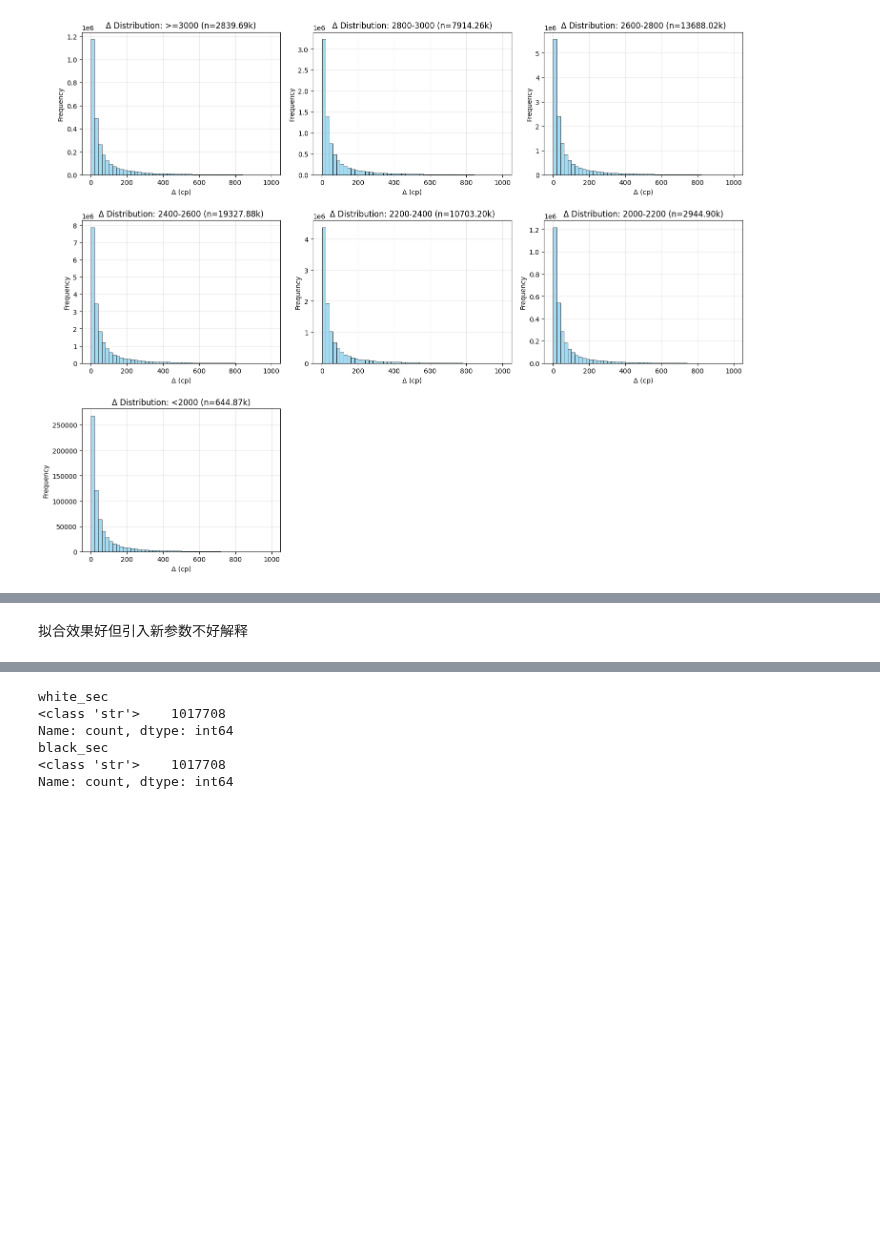
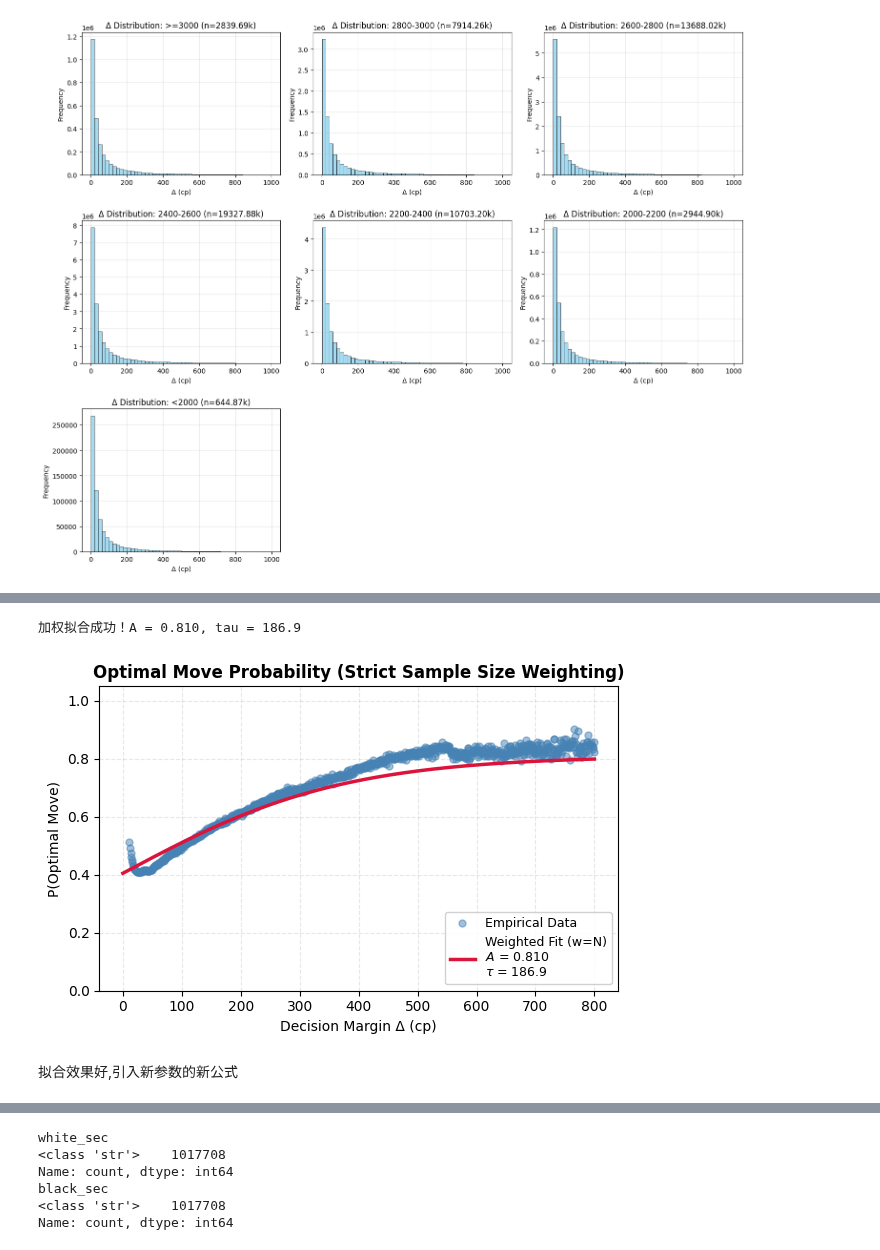
Before and after one commit to zZimablueee/Chess, a Jupyter notebook: complexity/delta_0/delta1.ipynb, the cells around one changed output, grey strips where cells are left out. Drawn from its saved outputs; the diff is of its cells as text; code cells hidden in the pictures; blank space fills up the shorter version.

```diff
--- a/complexity/delta_0/delta1.ipynb
+++ b/complexity/delta_0/delta1.ipynb
@@ -1020,2 +1020,77 @@ for g in group_order:
+# %%
+def empirical_curve(df, group_name, delta_min = 10, delta_max = 800, min_count = 100):
+    group_df = df[(df['ELO_Group'] == group_name) & (df['Is_Forced'] == 0)]
+    group_df = group_df[(group_df['Δ'] > delta_min) & (group_df['Δ'] <= delta_max)]
+    if group_df.empty: return None
+
+    # 第一步：计算每个 Δ 的总步数，并过滤掉少于 min_count 的
+    counts = group_df.groupby('Δ')['Is_Optimal'].count()
+    valid_deltas = counts[counts >= min_count].index
+    group_df = group_df[group_df['Δ'].isin(valid_deltas)]
+
+    if group_df.empty: return None
+
+    # 【核心修改点】：使用 agg 同时计算 P_Optimal 和 Count
+    prob_df = group_df.groupby('Δ')['Is_Optimal'].agg(
+        P_Optimal='mean',
+        Count='count'
+    ).reset_index().sort_values('Δ').reset_index(drop=True)
+
+    return prob_df
+prob_df = empirical_curve(df_moves, '2400-2600', delta_min = 10, delta_max = 800, min_count = 100)
+
+# 1. 定义你的原版公式
+def theoretical_logistic(x, A, tau):
+    # 防止溢出
+    x_safe = np.clip(-x / tau, -500, 500)
+    return A / (1 + np.exp(x_safe))
+
+# 假设重新运行后你已经拿到了带 Count 的 prob_df
+x_data = prob_df['Δ'].values
+y_data = prob_df['P_Optimal'].values
+n_counts = prob_df['Count'].values
+
+# 2. 【核心】：按照 GPT 的严格统计学推导，样本量 n 越大，权重越高
+# curve_fit 的 sigma 代表误差，误差越小权重越高。所以 sigma = 1 / sqrt(n)
+sigma_weights = 1.0 / np.sqrt(n_counts)
+
+# 3. 进行加权拟合
+p0 = [0.8, 200]
+bounds = ([0.0, 1.0], [1.0, 1000.0])
+
+try:
+    popt, _ = curve_fit(
+        theoretical_logistic,
+        x_data, y_data,
+        p0=p0, bounds=bounds,
+        sigma=sigma_weights,    # 传入严格的样本量权重
+        absolute_sigma=False
+    )
+    A_wls, tau_wls = popt[0], popt[1]
+    print(f'加权拟合成功！A = {A_wls:.3f}, tau = {tau_wls:.1f}')
+except Exception as e:
+    print(f"拟合失败: {e}")
+
+# 4. 画图看效果
+plt.figure(figsize=(6, 4))
+plt.plot(x_data, y_data, 'o', color='steelblue', alpha=0.5, markersize=5, label='Empirical Data')
+
+x_smooth = np.linspace(0, x_data.max(), 200)
+y_smooth = theoretical_logistic(x_smooth, A_wls, tau_wls)
+
+fit_label = f'Weighted Fit (w=N)\n$A$ = {A_wls:.3f}\n$\\tau$ = {tau_wls:.1f}'
+plt.plot(x_smooth, y_smooth, '-', color='crimson', lw=2.5, label=fit_label)
+
+plt.title('Optimal Move Probability (Strict Sample Size Weighting)', fontsize=12, fontweight='bold')
+plt.xlabel('Decision Margin Δ (cp)', fontsize=10)
+plt.ylabel('P(Optimal Move)', fontsize=10)
+plt.ylim(0, 1.05)
+plt.legend(loc='lower right', fontsize=9, framealpha=0.9)
+plt.grid(alpha=0.3, linestyle='--')
+plt.tight_layout()
+plt.show()
+# %% [output]
+加权拟合成功！A = 0.810, tau = 186.9
+[figure, added]
 # %% [markdown]
-拟合效果好但引入新参数不好解释
+拟合效果好,引入新参数的新公式
```
Also changed, not shown: parts of 5 cells of this notebook, 2 other files.
